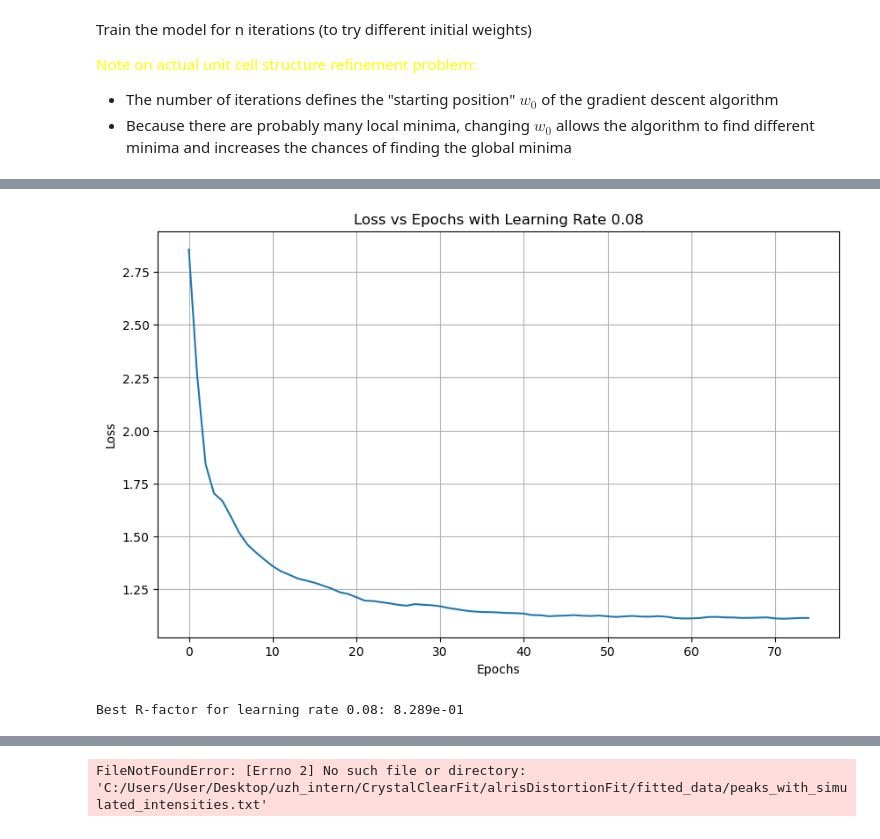
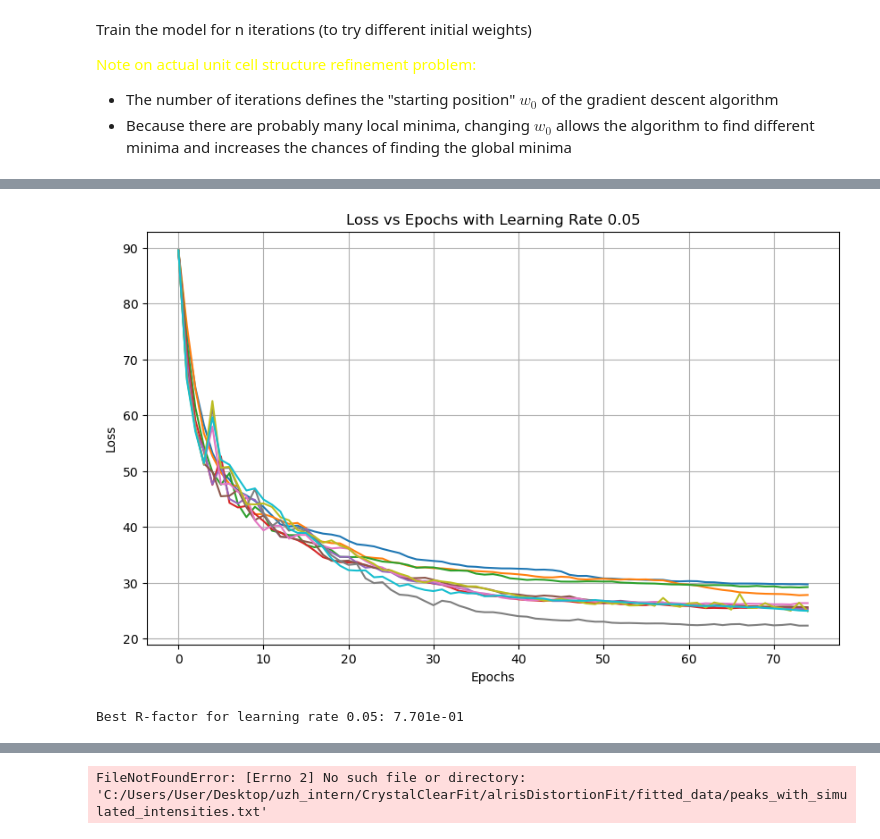
Before and after one commit to bleubreeymeow/alrisDistortionFit, a Jupyter notebook: PBCO/PBCO_1_3/1_3_gradient_descent.ipynb, the cells around one changed output, grey strips where cells are left out. Cells and saved outputs as stored; diff of their text form; code cells hidden in the pictures.

```diff
--- a/PBCO/PBCO_1_3/1_3_gradient_descent.ipynb
+++ b/PBCO/PBCO_1_3/1_3_gradient_descent.ipynb
@@ -27,7 +27,7 @@ def log10(x):
   denominator = tf.math.log(tf.constant(10, dtype=numerator.dtype))
   return numerator / denominator
 # %%
-experimental_data = pd.read_csv('C:/Users/User/Desktop/uzh_intern/alrisDistortionFit/PBCO/PBCO_1_3/raw_data/1_3_LOGcombined_peaks.csv')
+experimental_data = pd.read_csv('C:/Users/User/Desktop/uzh_intern/alrisDistortionFit/PBCO/PBCO_1_3/raw_data/1_3_combined_peaks_300K.csv')
 hkl_list = experimental_data[["h", "k", "l"]].values.tolist()
 hkl_list = tf.convert_to_tensor(hkl_list, dtype=tf.float32)
 
@@ -58,7 +58,7 @@ for label, err in zip(labels, vol_err):
     if label == 0:
         labels_err.append(1)  # Assign a high error for zero labels
     else:
-        labels_err.append(1000)  # Inverse error for each label
+        labels_err.append(( 1/label) * 100)  # Inverse error for each label
 
 labels_err = tf.convert_to_tensor(labels_err, dtype=tf.float32)
 labels = tf.convert_to_tensor(labels, dtype=tf.float32)
@@ -124,7 +123,7 @@ def fun_tf(hkl_list, pars, matrix):
     sf_hkl = get_structure_factors(hkl_list, modified_struct)
     intensity = (abs(sf_hkl)) ** 2
 
-    w = tf.constant(0.0004877332589381476, dtype=tf.float32)  # Debye-Waller factor
+    w = tf.constant(0.000811509257682975, dtype=tf.float32)  # Debye-Waller factor
     qnorms = tf.norm(tf.cast(hkl_list, tf.float32), axis=1)
     intensity = intensity * tf.exp(- w * qnorms ** 2)  # Apply Debye-Waller factor
     max_intensity = tf.reduce_max(intensity)
@@ -215,7 +214,7 @@ Train the model for n iterations (to try different initial weights)
 - The number of iterations defines the "starting position" $w_0$ of the gradient descent algorithm
 - Because there are probably many local minima, changing $w_0$ allows the algorithm to find different minima and increases the chances of finding the global minima
 # %%
-lr = [8e-2]
+lr = [5e-2]
 best_pars_overall = None
 best_rf_overall = np.inf
 best_loss_overall = []
@@ -229,7 +228,7 @@ for learning_rate in lr:
     max_mode_amps = tf.convert_to_tensor(max_mode_amps, dtype=tf.float32)
     n_epochs = 75
     histories = []
-    n_iter = 1
+    n_iter = 10
 
     min_loss = np.inf
     best_pars = None
@@ -327,5 +326,5 @@ With 8.295869251913984 iterations per second
-[figure, old version]
+[figure, new version]
-Best R-factor for learning rate 0.08: 8.289e-01
+Best R-factor for learning rate 0.05: 7.701e-01
 # %%
 all_losses = best_loss_overall
 best_model_pars = best_pars_overall
```
Also changed, not shown: parts of 6 cells of this notebook, 17 other files.
